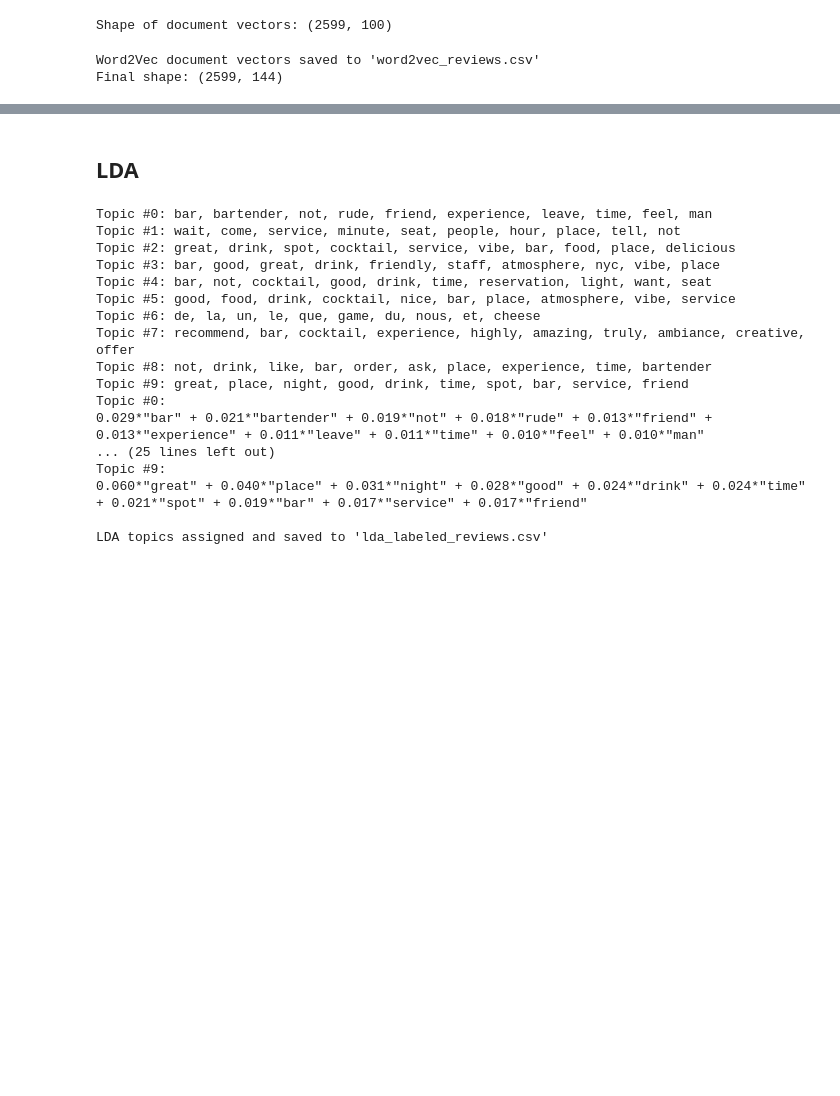
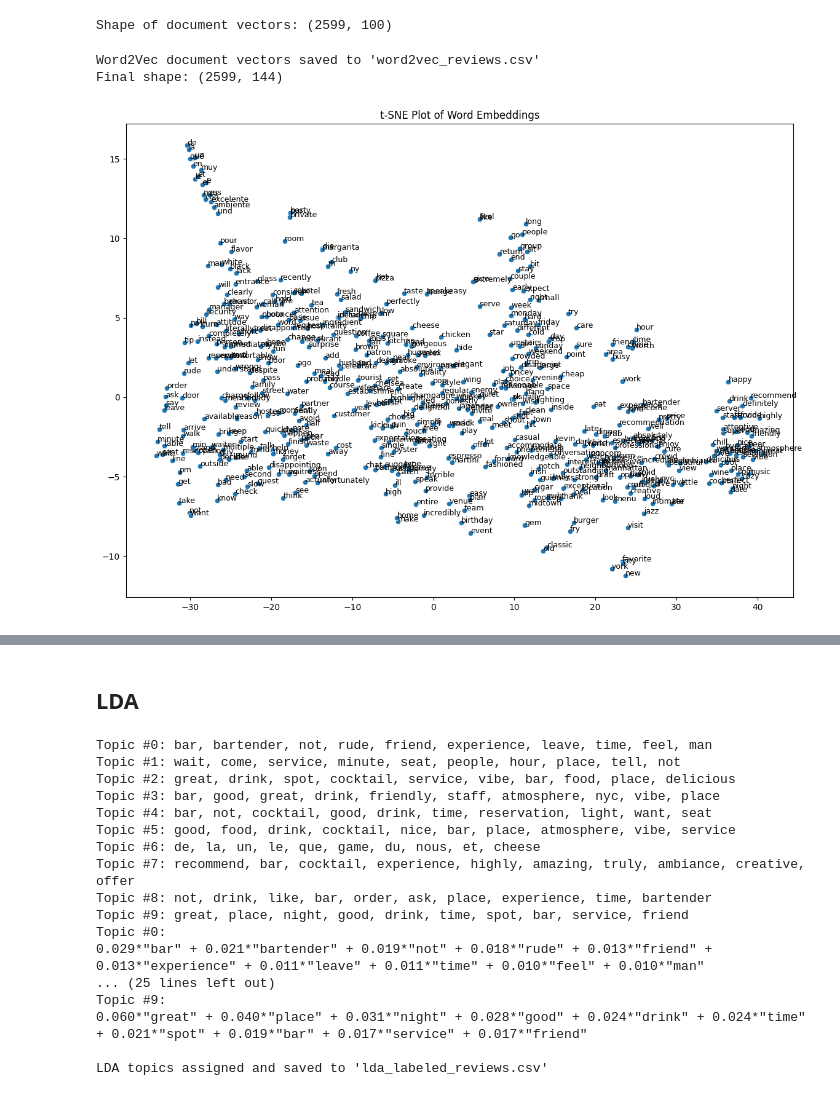
Before and after one commit to isshaya/ML_final, a Jupyter notebook: nlp_recommender_system/bars-machine-learning.ipynb, the cells around one changed output, grey strips where cells are left out. Drawn from its saved outputs; the diff is of its cells as text; code cells hidden in the pictures; blank space fills up the shorter version.

```diff
--- a/nlp_recommender_system/bars-machine-learning.ipynb
+++ b/nlp_recommender_system/bars-machine-learning.ipynb
@@ -235,3 +238,20 @@ print(f"Final shape: {df_word2vec.shape}")
 # %% [output]
 Word2Vec document vectors saved to 'word2vec_reviews.csv'
 Final shape: (2599, 144)
+# %%
+from sklearn.manifold import TSNE
+word_vectors = w2v_model.wv
+words = list(word_vectors.key_to_index.keys())
+vectors = word_vectors[words]
+
+tsne = TSNE(n_components=2, random_state=42)
+X_tsne = tsne.fit_transform(vectors[:500])  # first 500 words for clarity
+
+plt.figure(figsize=(14, 10))
+sns.scatterplot(x=X_tsne[:, 0], y=X_tsne[:, 1])
+for i, word in enumerate(words[:500]):
+    plt.text(X_tsne[i, 0], X_tsne[i, 1], word, fontsize=9)
+plt.title("t-SNE Plot of Word Embeddings")
+plt.show()
+# %% [output]
+[figure, added]
```
Also changed, not shown: parts of 22 cells of this notebook.
